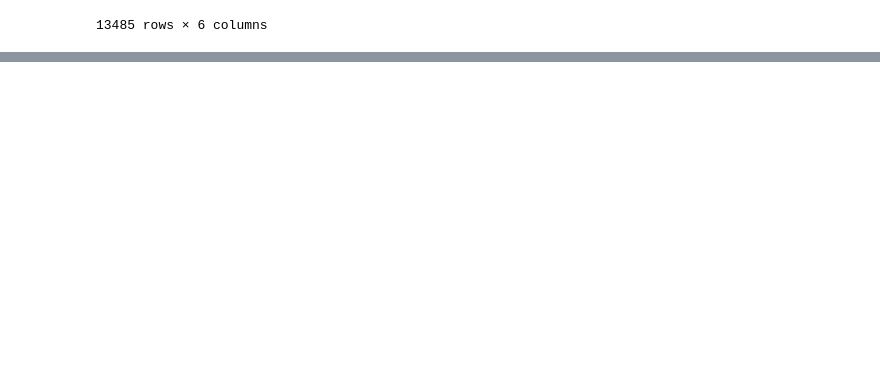
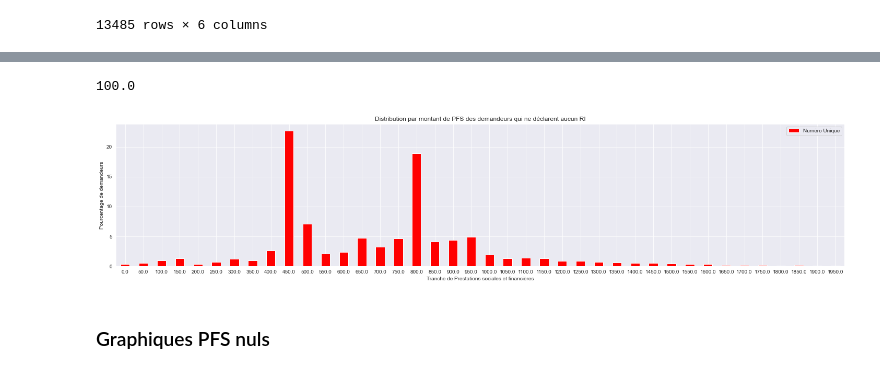
Before and after one commit to cmllbll/Social-Housing-in-France, a Jupyter notebook: Tableaux.ipynb, the cells around one changed output, grey strips where cells are left out. Cells and saved outputs as stored; diff of their text form; code cells hidden in the pictures; blank space fills up the shorter version.

```diff
--- a/Tableaux.ipynb
+++ b/Tableaux.ipynb
@@ -637,0 +631,3 @@ ri
+# %%
+ri['Numéro Unique']=(ri['Numéro Unique']/13034)*100
+ri
@@ -637,0 +652,10 @@ ri
+# %%
+ri['Numéro Unique'].sum()
+# %% [output]
+100.0
+# %%
+ ax = ri.plot.bar(x='Tranches de PFS', y='Numéro Unique', xlabel='Tranche de Prestations sociales et financières', ylabel= "Pourcentage de demandeurs", title= 'Distribution par montant de PFS des demandeurs qui ne déclarent aucun RI', rot=0, figsize=(25,5), color='red')
+# %% [output]
+[figure, added]
+# %% [markdown]
+### Graphiques PFS nuls
```
Also changed, not shown: parts of 15 cells of this notebook.
